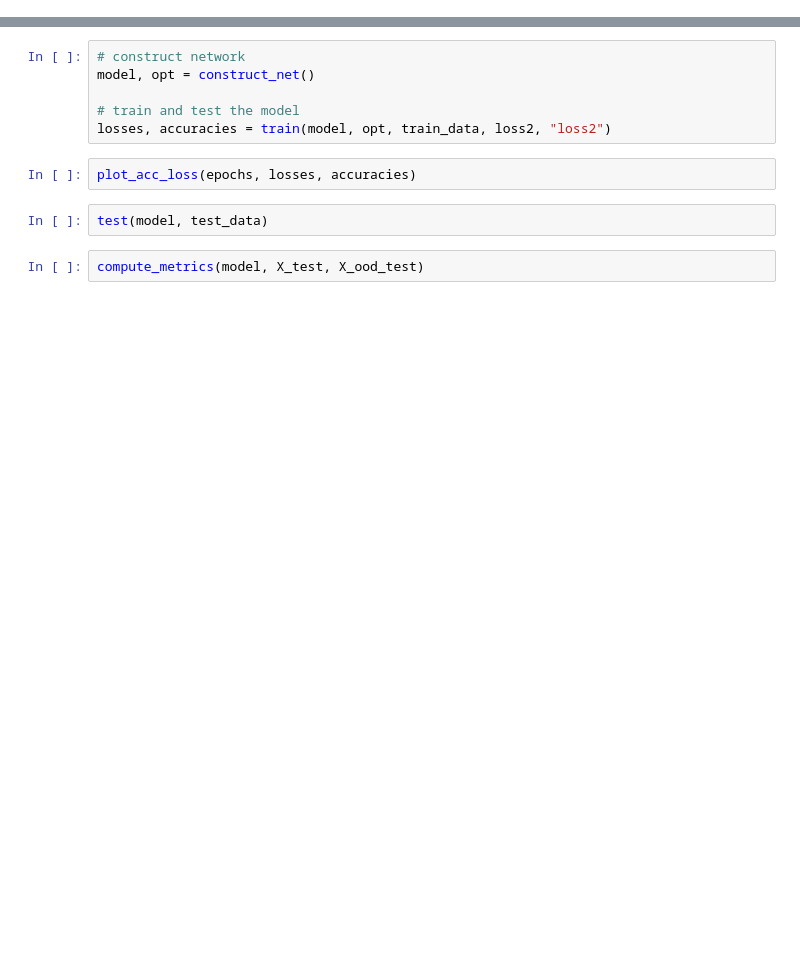
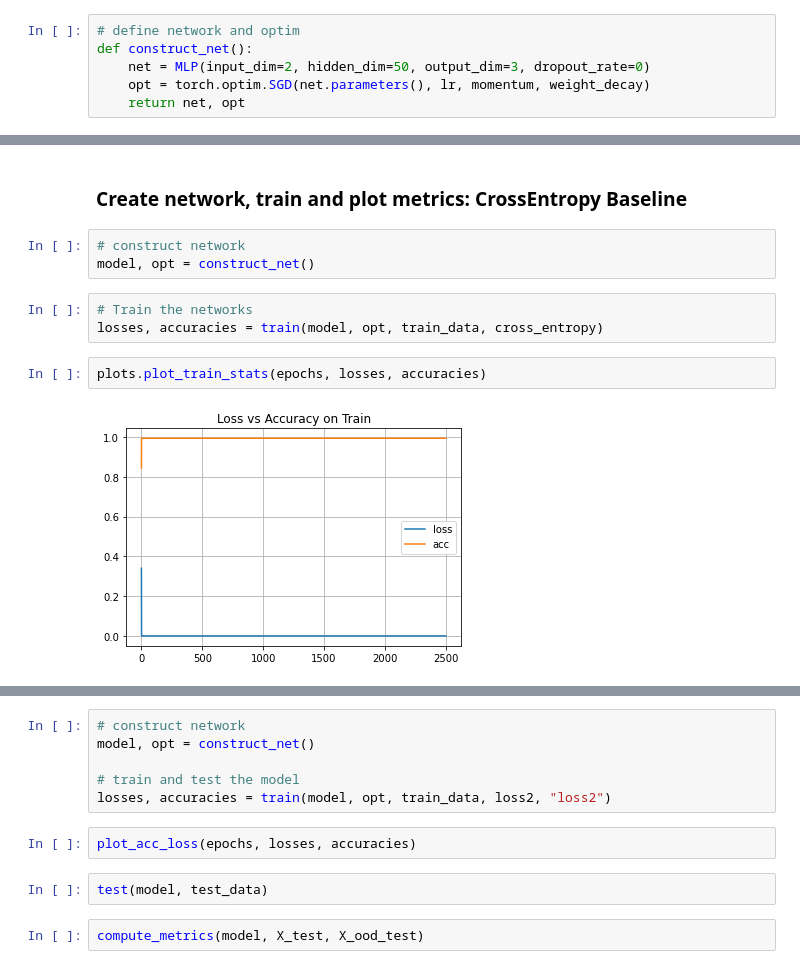
Before and after one commit to kirk86/RAIOOD, a Jupyter notebook: perceptron.ipynb, the cells around one changed output, grey strips where cells are left out. Drawn from its saved outputs; the diff is of its cells as text; blank space fills up the shorter version.

```diff
--- a/perceptron.ipynb
+++ b/perceptron.ipynb
@@ -601,0 +243,6 @@ def test_dummy(model, data):
+# %%
+# define network and optim
+def construct_net():
+    net = MLP(input_dim=2, hidden_dim=50, output_dim=3, dropout_rate=0)
+    opt = torch.optim.SGD(net.parameters(), lr, momentum, weight_decay)
+    return net, opt
@@ -602,2 +301,14 @@ def test_dummy(model, data):
+# %% [markdown]
+### Create network, train and plot metrics: CrossEntropy Baseline
+# %%
+# construct network
+model, opt = construct_net()
+# %%
+# Train the networks
+losses, accuracies = train(model, opt, train_data, cross_entropy)
+# %%
+plots.plot_train_stats(epochs, losses, accuracies)
+# %% [output]
+[figure, added]
 # %%
 test(model, test_data)
```
Also changed, not shown: parts of 89 cells of this notebook, 5 other files.
